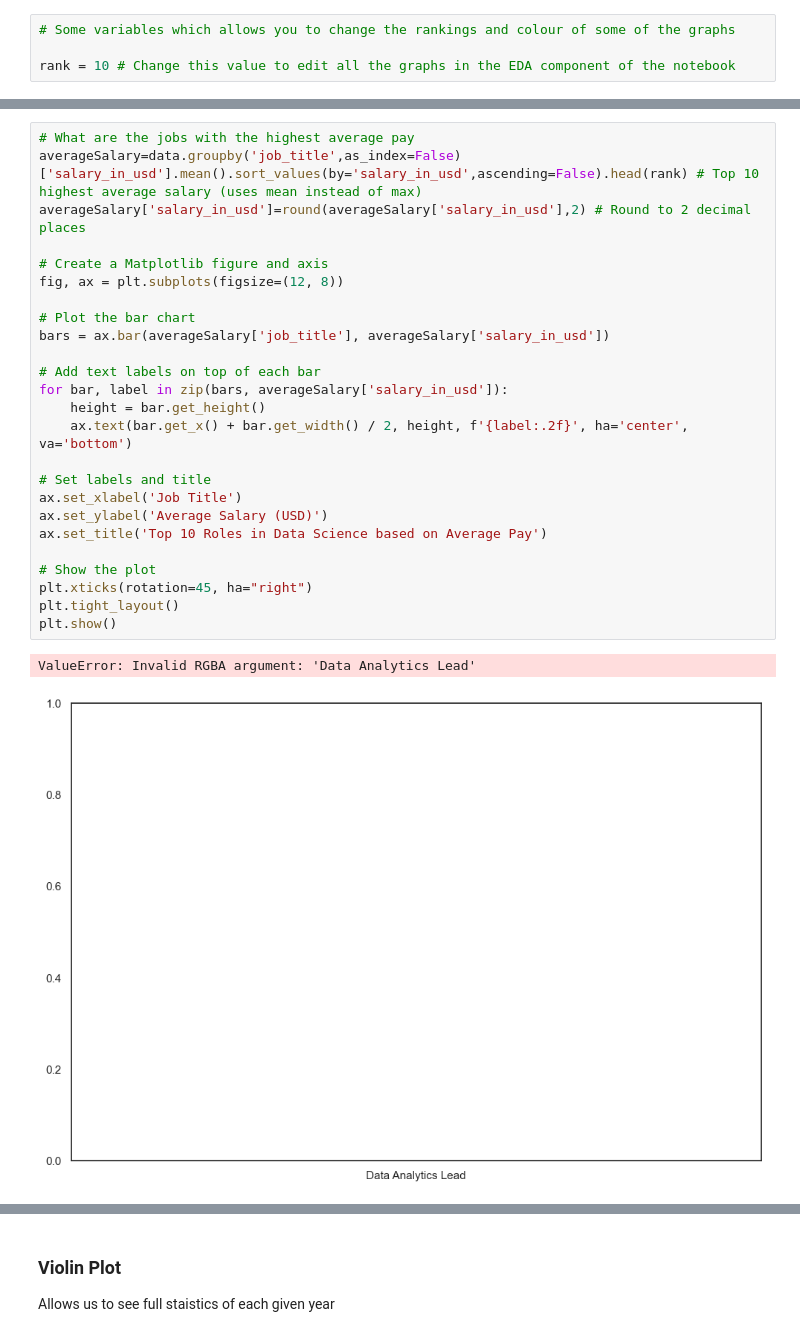
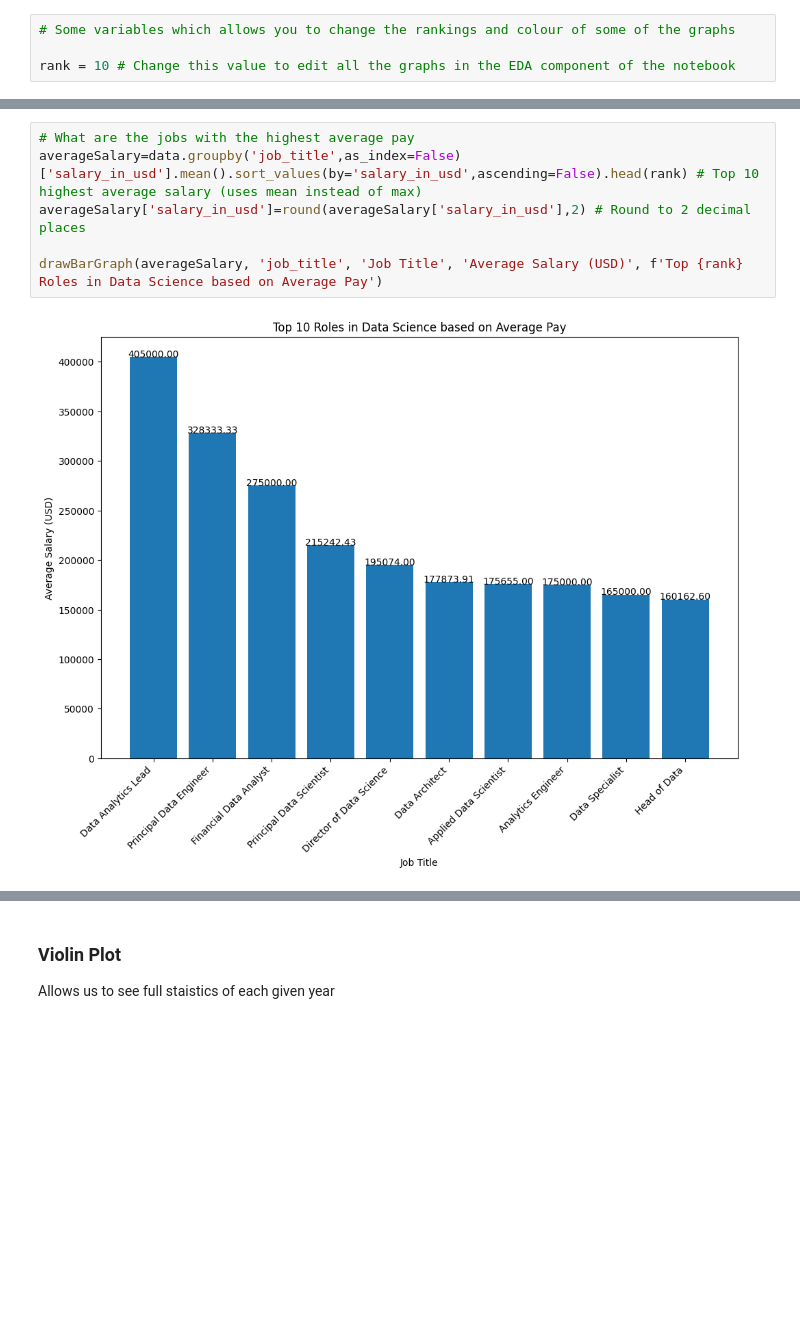
Before and after one commit to pauldumitriu001/EECS3401_IntroToAi_FinalProject, a Jupyter notebook: EECS3401FinalProject-Group8.ipynb, the cells around one changed output, grey strips where cells are left out. Saved outputs shown, nothing was run; the diff lists cells and outputs as text; blank space fills up the shorter version.

```diff
--- a/EECS3401FinalProject-Group8.ipynb
+++ b/EECS3401FinalProject-Group8.ipynb
@@ -334,31 +406,11 @@ plt.show()
 # %%
 # What are the jobs with the highest average pay
 averageSalary=data.groupby('job_title',as_index=False)['salary_in_usd'].mean().sort_values(by='salary_in_usd',ascending=False).head(rank) # Top 10 highest average salary (uses mean instead of max)
 averageSalary['salary_in_usd']=round(averageSalary['salary_in_usd'],2) # Round to 2 decimal places
 
-# Create a Matplotlib figure and axis
-fig, ax = plt.subplots(figsize=(12, 8))
-
-# Plot the bar chart
-bars = ax.bar(averageSalary['job_title'], averageSalary['salary_in_usd'])
-
-# Add text labels on top of each bar
-for bar, label in zip(bars, averageSalary['salary_in_usd']):
-    height = bar.get_height()
-    ax.text(bar.get_x() + bar.get_width() / 2, height, f'{label:.2f}', ha='center', va='bottom')
-
-# Set labels and title
-ax.set_xlabel('Job Title')
-ax.set_ylabel('Average Salary (USD)')
-ax.set_title('Top 10 Roles in Data Science based on Average Pay')
-
-# Show the plot
-plt.xticks(rotation=45, ha="right")
-plt.tight_layout()
-plt.show()
+drawBarGraph(averageSalary, 'job_title', 'Job Title', 'Average Salary (USD)', f'Top {rank} Roles in Data Science based on Average Pay')
 # %% [output]
-ValueError: Invalid RGBA argument: 'Data Analytics Lead'
-[figure, old version]
+[figure, new version]
 # %%
 # What are the countries with the highest pay
 highestSalary = data.groupby('company_location',as_index=False)['salary_in_usd'].max().sort_values(by='salary_in_usd',ascending=False).head(rank) # Top rank countries with Highest Earning Data Science Roles
```
Also changed, not shown: parts of 38 cells of this notebook.
